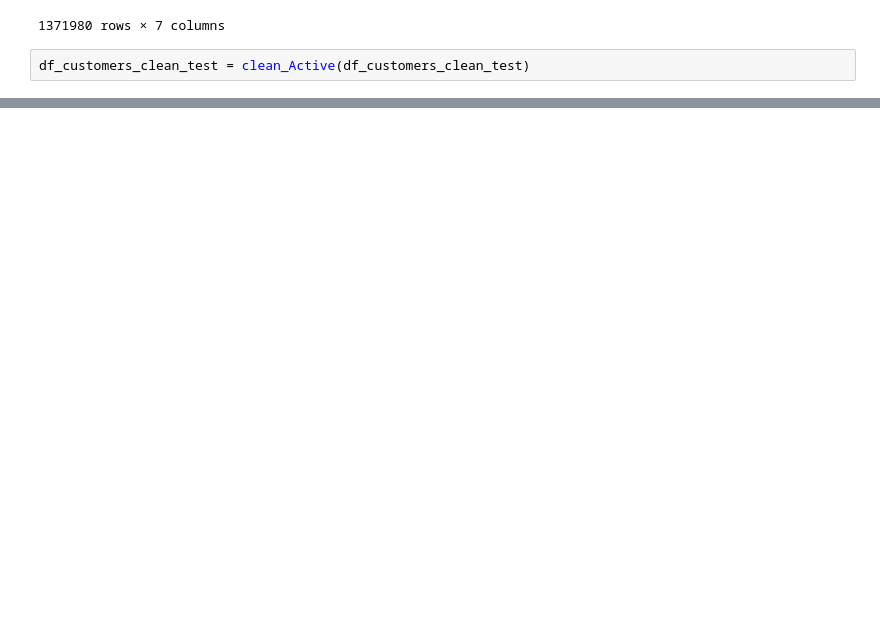
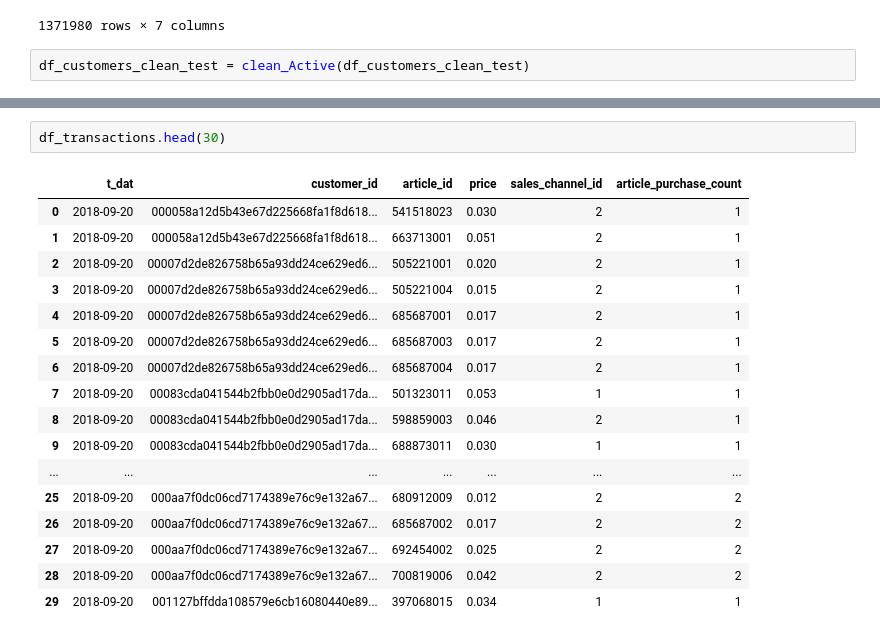
Before and after one commit to Vechus/h-m-recsys-competition, a Jupyter notebook: PersonalEDAFolder/ExploratoryDataAnalysis_Zhang.ipynb, the cells around one changed output, grey strips where cells are left out. Saved outputs shown, nothing was run; the diff lists cells and outputs as text; blank space fills up the shorter version.

```diff
--- a/PersonalEDAFolder/ExploratoryDataAnalysis_Zhang.ipynb
+++ b/PersonalEDAFolder/ExploratoryDataAnalysis_Zhang.ipynb
@@ -915,0 +1161,20 @@ dtype: int64
+# %%
+df_transactions.head(30)
+# %% [output]
+|  | t_dat | customer_id | article_id | price | sales_channel_id | article_purchase_count |
+| 0 | 2018-09-20 | 000058a12d5b43e67d225668fa1f8d618... | 541518023 | 0.030 | 2 | 1 |
+| 1 | 2018-09-20 | 000058a12d5b43e67d225668fa1f8d618... | 663713001 | 0.051 | 2 | 1 |
+| 2 | 2018-09-20 | 00007d2de826758b65a93dd24ce629ed6... | 505221001 | 0.020 | 2 | 1 |
+| 3 | 2018-09-20 | 00007d2de826758b65a93dd24ce629ed6... | 505221004 | 0.015 | 2 | 1 |
+| 4 | 2018-09-20 | 00007d2de826758b65a93dd24ce629ed6... | 685687001 | 0.017 | 2 | 1 |
+| 5 | 2018-09-20 | 00007d2de826758b65a93dd24ce629ed6... | 685687003 | 0.017 | 2 | 1 |
+| 6 | 2018-09-20 | 00007d2de826758b65a93dd24ce629ed6... | 685687004 | 0.017 | 2 | 1 |
+| 7 | 2018-09-20 | 00083cda041544b2fbb0e0d2905ad17da... | 501323011 | 0.053 | 1 | 1 |
+| 8 | 2018-09-20 | 00083cda041544b2fbb0e0d2905ad17da... | 598859003 | 0.046 | 2 | 1 |
+| 9 | 2018-09-20 | 00083cda041544b2fbb0e0d2905ad17da... | 688873011 | 0.030 | 1 | 1 |
+| ... | ... | ... | ... | ... | ... | ... |
+| 25 | 2018-09-20 | 000aa7f0dc06cd7174389e76c9e132a67... | 680912009 | 0.012 | 2 | 2 |
+| 26 | 2018-09-20 | 000aa7f0dc06cd7174389e76c9e132a67... | 685687002 | 0.017 | 2 | 2 |
+| 27 | 2018-09-20 | 000aa7f0dc06cd7174389e76c9e132a67... | 692454002 | 0.025 | 2 | 2 |
+| 28 | 2018-09-20 | 000aa7f0dc06cd7174389e76c9e132a67... | 700819006 | 0.042 | 2 | 2 |
+| 29 | 2018-09-20 | 001127bffdda108579e6cb16080440e89... | 397068015 | 0.034 | 1 | 1 |
```
Also changed, not shown: parts of 32 cells of this notebook, 2 other files.
